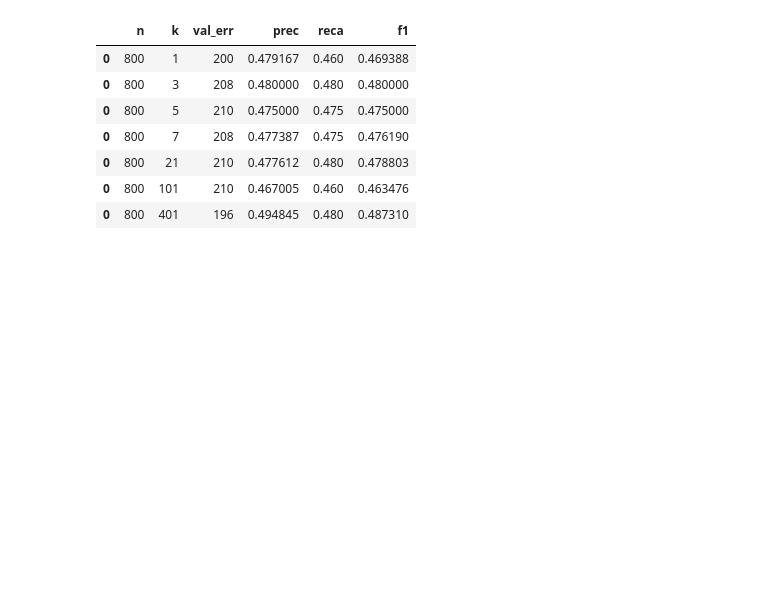
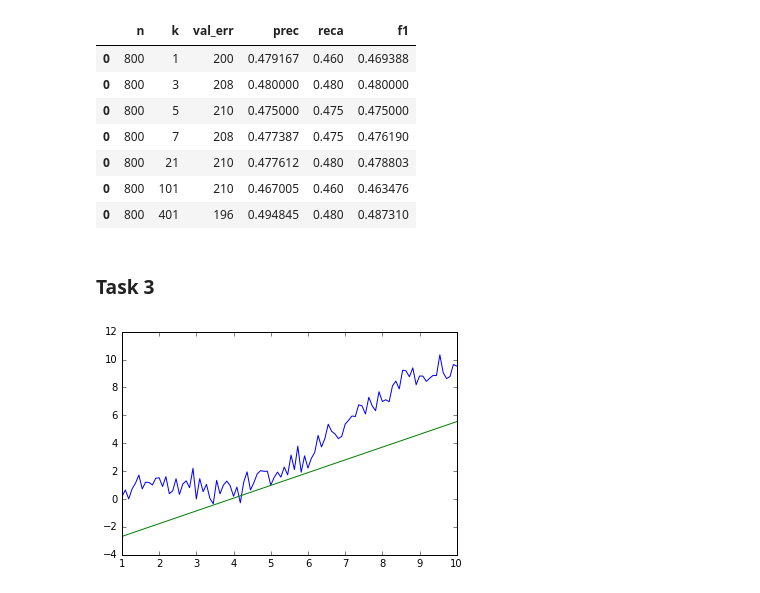
Before and after one commit to abadila/ece521_assignment, a Jupyter notebook: Assignment_1.ipynb, the cells around one changed output. Drawn from its saved outputs; the diff is of its cells as text; code cells hidden in the pictures; blank space fills up the shorter version.

Commit message:
Completed task 5, added in Alex's task 3 and 4

```diff
--- a/Assignment_1.ipynb
+++ b/Assignment_1.ipynb
@@ -125,3 +123,25 @@ df_task2
 | 0 | 800 | 21 | 210 | 0.477612 | 0.480 | 0.478803 |
 | 0 | 800 | 101 | 210 | 0.467005 | 0.460 | 0.463476 |
 | 0 | 800 | 401 | 196 | 0.494845 | 0.480 | 0.487310 |
+# %% [markdown]
+### Task 3
+# %%
+import numpy as np
+import matplotlib.pyplot as plt
+from gradient_descent import gradient_descent
+
+
+train_x = np.linspace (1.0 , 10.0 , num =100) [:, np.newaxis]
+train_y = np.sin( train_x ) + np.power ( train_x , 2) * 0.1 + np.random .randn (100 , 1) * 0.5
+yd = np.shape(train_y)
+T = yd[0]
+eta = 0.001
+plt.plot(train_x, train_y)
+w = gradient_descent(train_x, train_y, eta)
+train_y_p = np.zeros(T, dtype = float)
+for i in range(0, T):
+    train_y_p[i] = w[0] + w[1] * train_x[i]
+plt.plot(train_x, train_y_p)
+plt.show()
+# %% [output]
+[figure, added]
```
Also changed, not shown: parts of 16 cells of this notebook.
